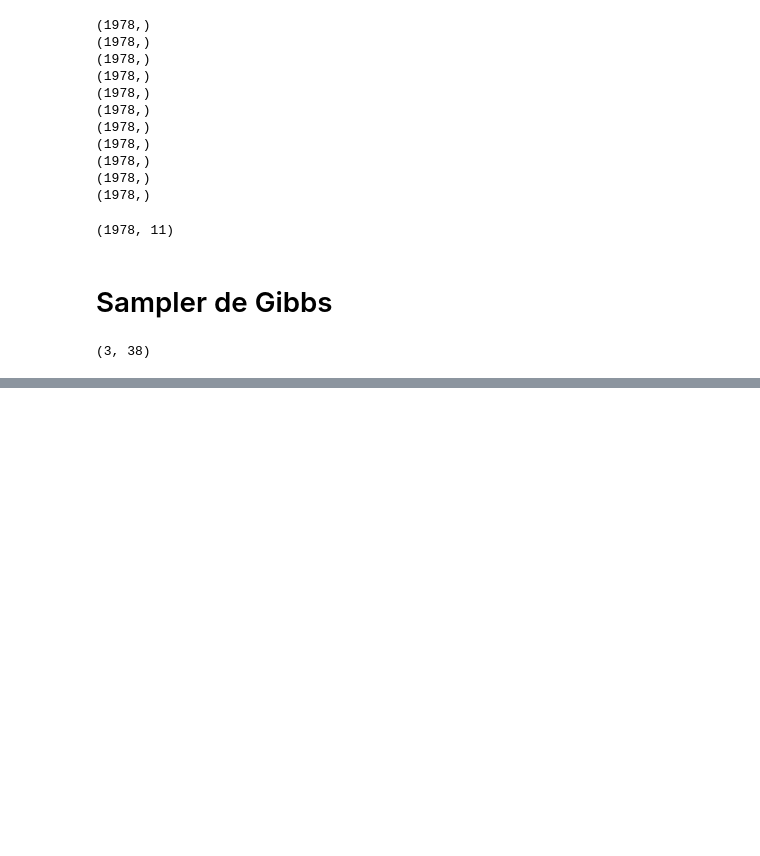
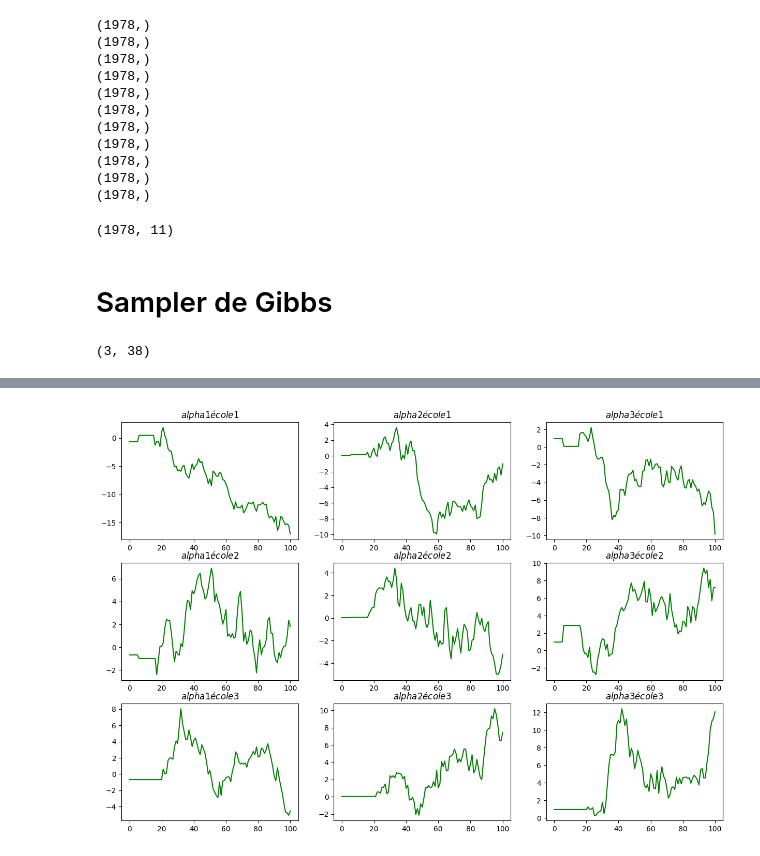
Before and after one commit to Gatienn/Bayes_schools, a Jupyter notebook: schools.ipynb, the cells around one changed output, grey strips where cells are left out. Drawn from its saved outputs; the diff is of its cells as text; code cells hidden in the pictures; blank space fills up the shorter version.

```diff
--- a/schools.ipynb
+++ b/schools.ipynb
@@ -1751,0 +1767,9 @@ fini
+# %%
+#Affichage des premiers alphas
+fig, axs = plt.subplots(3, 3, figsize = (15, 10))
+for i in range(3):
+    for j in range(3):
+        axs[j, i].plot(x, final_chain_alpha[:,i,j], 'green')
+        axs[j, i].set_title(f"$alpha{i+1}école{j+1}$")
+# %% [output]
+[figure, added]
```
Also changed, not shown: parts of 9 cells of this notebook.
